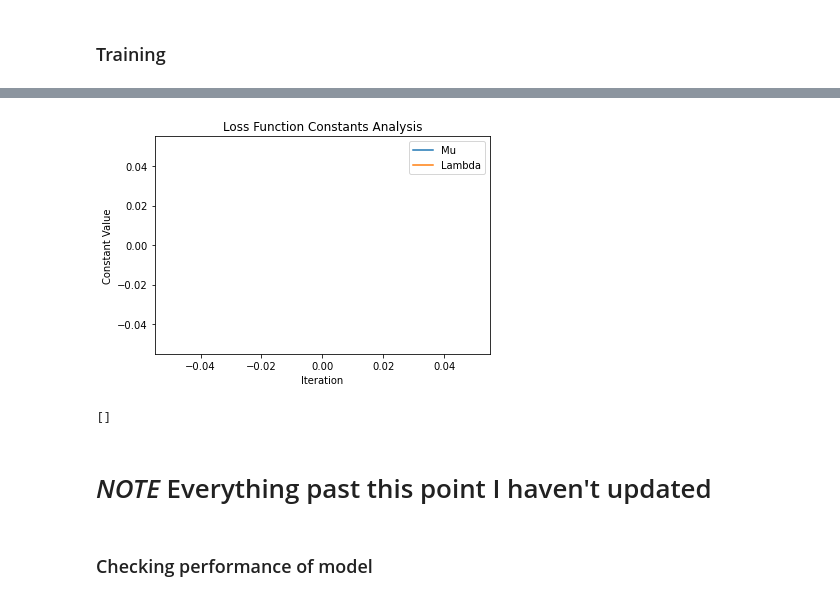
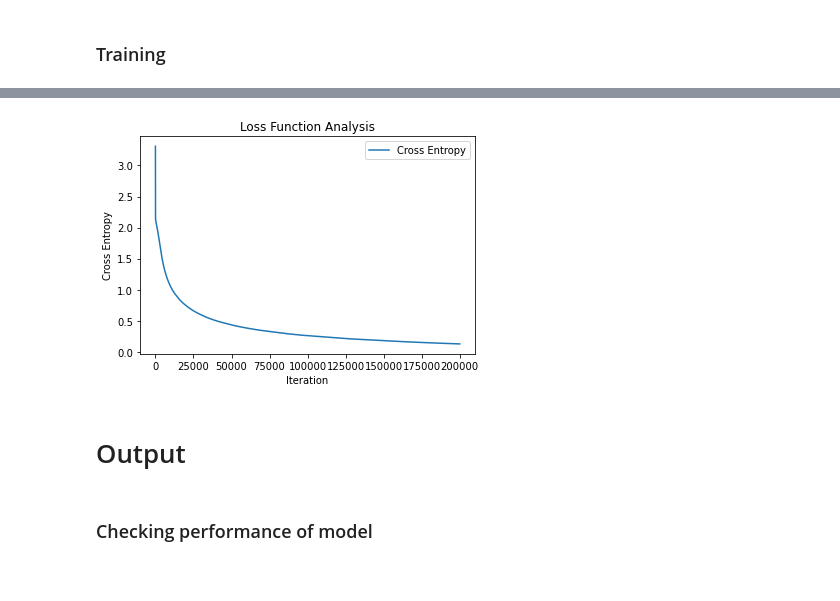
Before and after one commit to tiwarylab/ps-LSTM, a Jupyter notebook: DNN2_Gaussian.ipynb, the cells around one changed output, grey strips where cells are left out. Drawn from its saved outputs; the diff is of its cells as text; code cells hidden in the pictures.

```diff
--- a/DNN2_Gaussian.ipynb
+++ b/DNN2_Gaussian.ipynb
@@ -77,0 +71,21 @@ target_dist = normalize(np.array([1,2,4,8,16,8,4,2,1,0.5]), N)
+# %%
+x_samples = []
+for i,x in enumerate(X):
+    x_i = [float(torch.mean(x)),float(torch.std(x)),y[i]]
+    x_samples.append(x_i)
+
+x_samples = np.array(x_samples)
+
+
+df = pd.DataFrame(dict(Mean=x_samples[:,0], Standard_Deviation=x_samples[:,1], label=x_samples[:,2]))
+
+colors = {0:'red', 1:'blue', 2:'green',3:'gold',4:'black',5:'lime',6:'brown',\
+          7:'darkturquoise',8:'purple',9:'orange'}
+fig, ax = plt.subplots()
+grouped = df.groupby('label')
+for key, group in grouped:
+    group.plot(ax=ax, kind='scatter', x='Mean', y='Standard_Deviation', label=key, color=colors[key])
+plt.xticks(np.arange(-1,10,1))
+plt.legend(loc='center left', bbox_to_anchor=(1, 0.5))
+plt.title('Training Data Classifications')
+plt.show()
@@ -259,18 +115,27 @@ Solution not found
+# %%
+index = []
+losses = []
+
+for i in range(num_ops):
+    Y=model(X)
+    loss = loss_fn(Y,y)
+
+    index.append(i)
+    losses.append(loss)
+
+    optimizer.zero_grad()
+    loss.backward()
+    optimizer.step()
 # %%
-plt.plot(auglag_iteration,constants['mu'], label = 'Mu')
-plt.title('Loss Function Constants Analysis')
+plt.plot(index,losses, label = 'Cross Entropy')
+plt.title('Loss Function Analysis')
 plt.xlabel('Iteration')
-plt.ylabel('Constant Value')
-plt.plot(auglag_iteration, constants['lambda'], label = 'Lambda')
+plt.ylabel('Cross Entropy')
 plt.legend()
 plt.show()
 # %% [output]
-[figure, old version]
+[figure, new version]
-# %%
-print(constants['mu'])
-# %% [output]
-[]
-# %% [markdown]
-# *NOTE* Everything past this point I haven't updated
+# %% [markdown]
+# Output
 # %% [markdown]
 ### Checking performance of model
```
Also changed, not shown: parts of 20 cells of this notebook.
